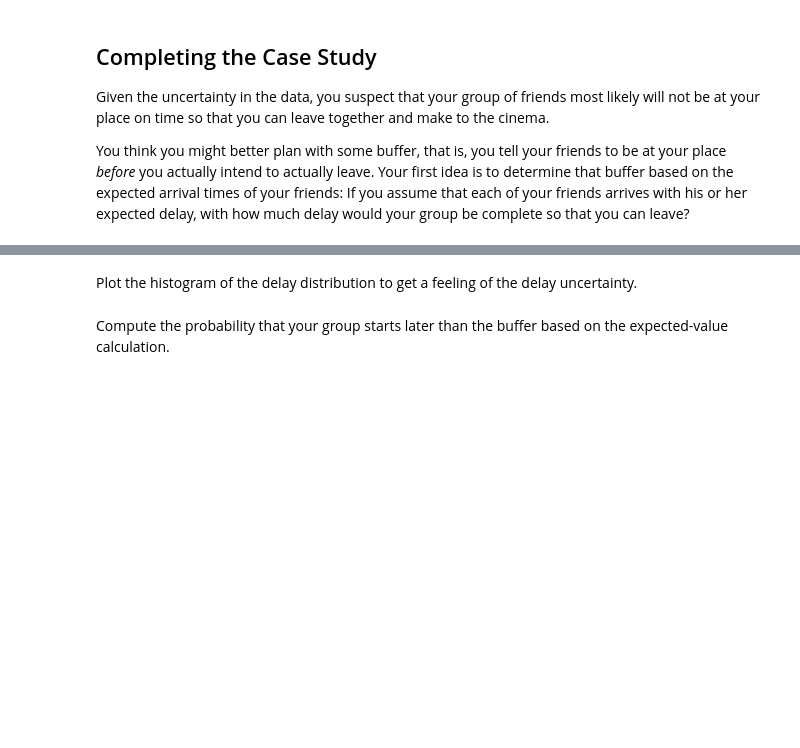
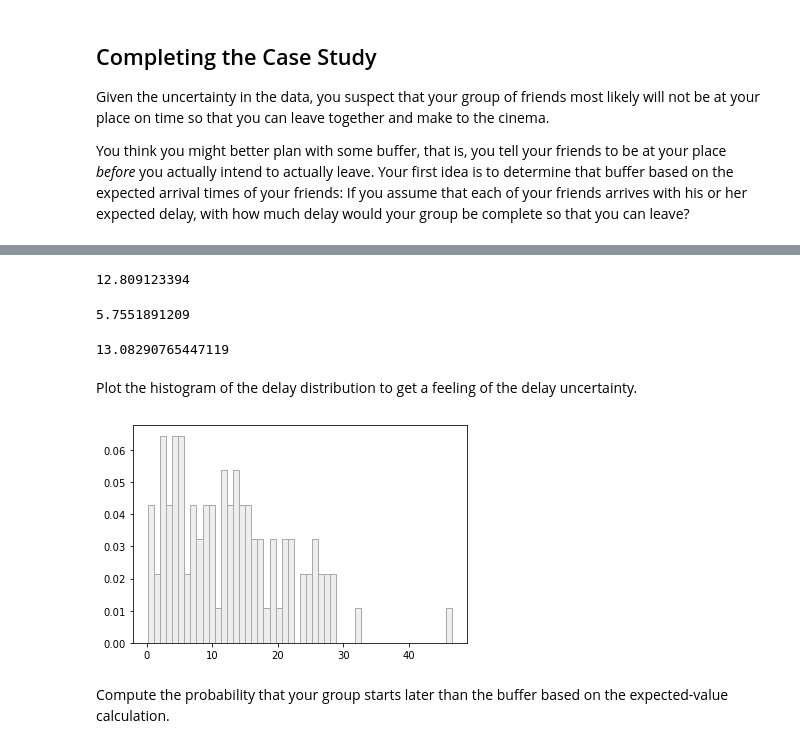
Before and after one commit to decision-analytics/CORDS2024, a Jupyter notebook: 03/03_Obtaining_Distributions.ipynb, the cells around one changed output, grey strips where cells are left out. Drawn from its saved outputs; the diff is of its cells as text; code cells hidden in the pictures; blank space fills up the shorter version.

```diff
--- a/03/03_Obtaining_Distributions.ipynb
+++ b/03/03_Obtaining_Distributions.ipynb
@@ -736,4 +736,7 @@ If you assume that each of your friends arrives with his or her expected delay,
 def get_delay(delay_mary, delay_bob, delay_susan):
 
     # please complete the function here
-    return
+
+    return max(delay_mary, delay_bob, delay_susan)
+
+get_delay(-1,-1,-1)
@@ -753,3 +754,29 @@ Then, compare the two values and compute the error caused by the Flaw of Average
+# %%
+## historical simulation
+
+
+historical_delays = []
+for i in range(100):
+    historical_delays.append(get_delay(delays_bob[i], delays_susan[i], delays_mary[i]))
+
+np.mean(historical_delays)
+# %% [output]
+12.809123394
+# %%
+get_delay(np.mean(delays_bob), np.mean(delays_susan), np.mean(delays_mary))
+# %% [output]
+5.7551891209
+# %%
+## stochastic
+
+
+delay_samples = []
+for i in range(10000):
+    delay_samples.append(get_delay(dist_bob.rvs(), dist_susan.rvs(), dist_mary.rvs()))
+
+np.mean(delay_samples)
+# %% [output]
+13.08290765447119
 # %%
 ## stochastic
 # %% [markdown]
@@ -759,3 +784,9 @@ Plot the histogram of the delay distribution to get a feeling of the delay uncer
+# %%
+# plotting the histogram
+
+count, bins, ignored = plt.hist(historical_delays, bins=50, density=True, color='#EEEEEE', edgecolor="#AAAAAA")
+# %% [output]
+[figure, added]
 # %% [markdown]
 Compute the probability that your group starts later than the buffer based on the expected-value calculation.
 # %% [markdown]
```
Also changed, not shown: parts of 5 cells of this notebook, 10 other files.
